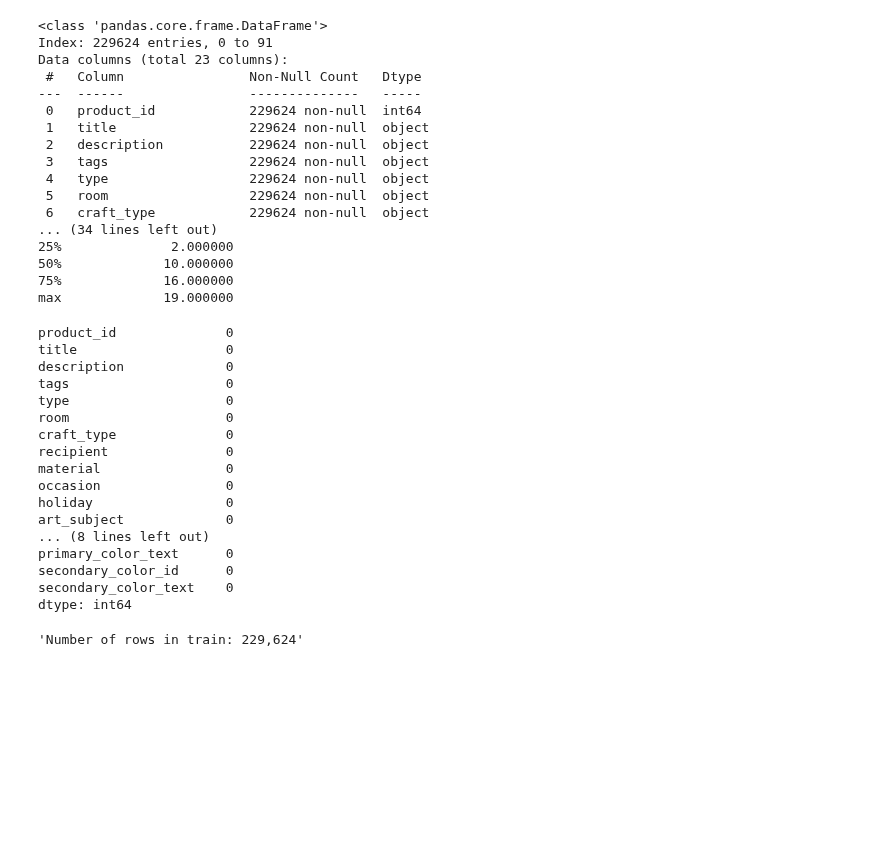
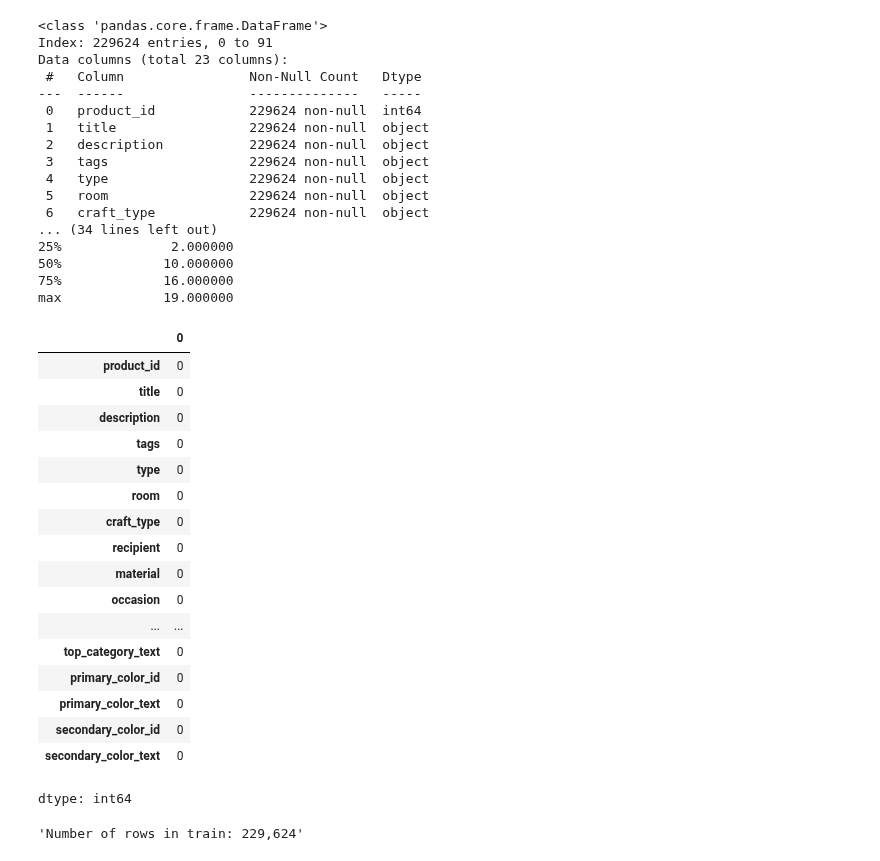
Before and after one commit to Sabha95/Machine_Learning-Assig, a Jupyter notebook: Getting_started_Notebook_for_Students_2025.ipynb, the cells around one changed output. Saved outputs shown, nothing was run; the diff lists cells and outputs as text; code cells hidden in the pictures; blank space fills up the shorter version.

```diff
--- a/Getting_started_Notebook_for_Students_2025.ipynb
+++ b/Getting_started_Notebook_for_Students_2025.ipynb
@@ -157,25 +171,31 @@ Data columns (total 23 columns):
 75%             16.000000
 max             19.000000
 # %%
-print(df_train.isnull().sum())  # Count missing values in each column
+type(df_train)
+(df_train.applymap(lambda x: x.isspace() if isinstance(x, str) else False)).sum()
+
+
+# print(df_train.isnull().sum())  # Count missing values in each column
+# print(df_train == "").sum()
 # df.fillna(df_train.median(), inplace=True)  # Replace missing values with median
 # %% [output]
+|  | 0 |
+| product_id | 0 |
+| title | 0 |
+| description | 0 |
+| tags | 0 |
+| type | 0 |
+| room | 0 |
+| craft_type | 0 |
+| recipient | 0 |
+| material | 0 |
+| occasion | 0 |
+| ... | ... |
+| top_category_text | 0 |
+| primary_color_id | 0 |
+| primary_color_text | 0 |
+| secondary_color_id | 0 |
+| secondary_color_text | 0 |
-product_id              0
-title                   0
-description             0
-tags                    0
-type                    0
-room                    0
-craft_type              0
-recipient               0
-material                0
-occasion                0
-holiday                 0
-art_subject             0
-... (8 lines left out)
-primary_color_text      0
-secondary_color_id      0
-secondary_color_text    0
 dtype: int64
 # %%
 f"Number of rows in train: {len(df_train):,}"
```
Also changed, not shown: parts of 4 cells of this notebook.
